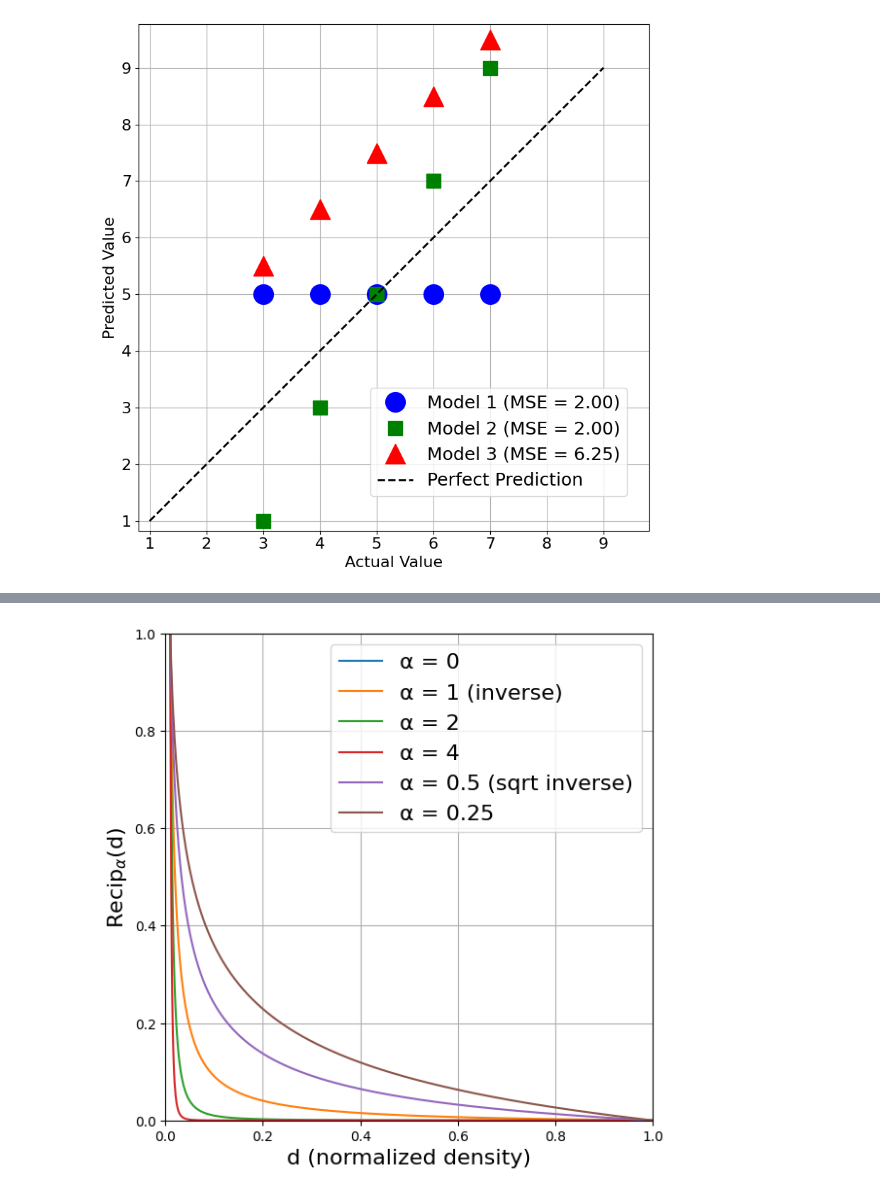
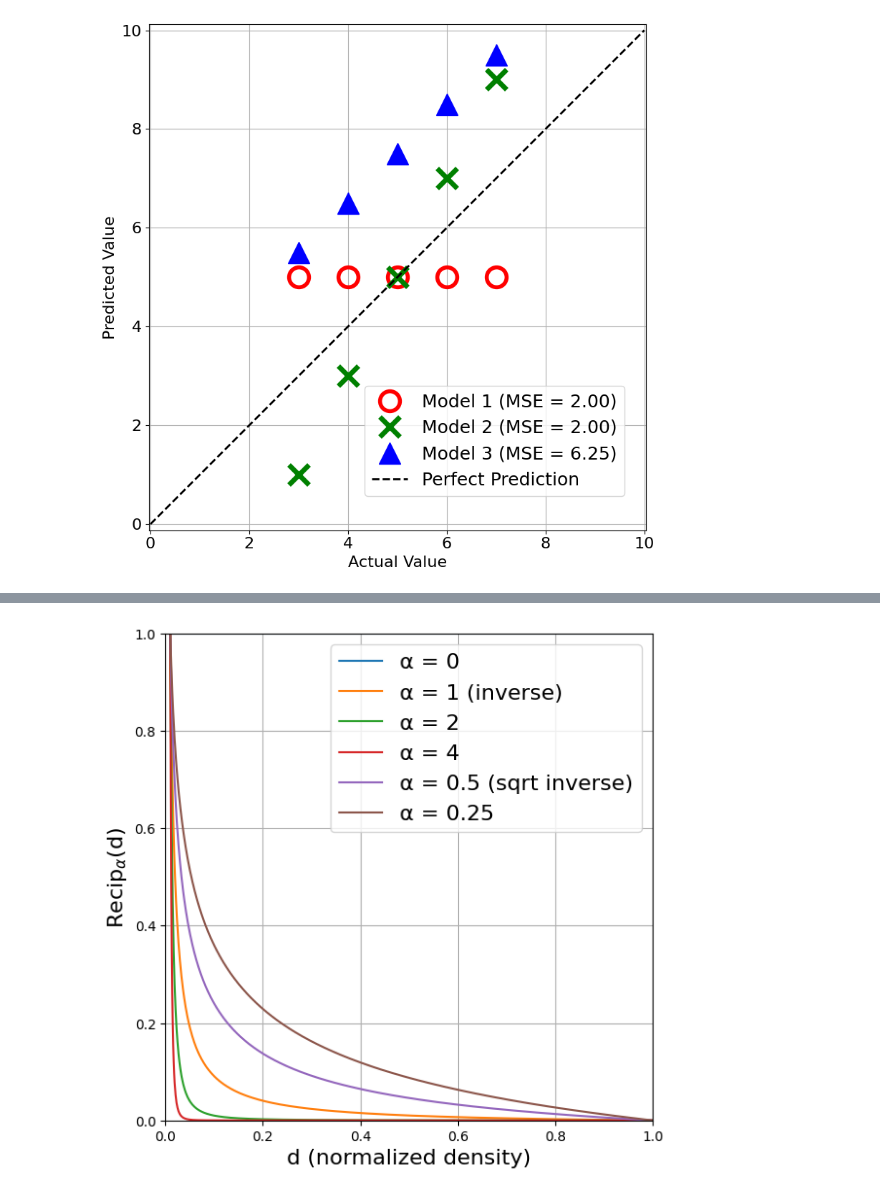
Before and after one commit to Machine-Earning/CISIR, a Jupyter notebook: notebooks/neurips_plots.ipynb, the cells around one changed output, grey strips where cells are left out. Saved outputs shown, nothing was run; the diff lists cells and outputs as text; code cells hidden in the pictures.

```diff
--- a/notebooks/neurips_plots.ipynb
+++ b/notebooks/neurips_plots.ipynb
@@ -12,41 +12,41 @@ perfect = np.array([3, 4, 5, 6, 7])
 
 # MSE calculations
 mse1 = mean_squared_error(actual, model1)
 mse2 = mean_squared_error(actual, model2)
 mse3 = mean_squared_error(actual, model3)
 
 # Plot
 plt.figure(figsize=(8, 8))  # Use equal width and height for square figure
-plt.plot(actual, model1, 'o', color='blue', markersize=20, label=f'Model 1 (MSE = {mse1:.2f})')
-plt.plot(actual, model2, 's', color='green', markersize=15, label=f'Model 2 (MSE = {mse2:.2f})')
-plt.plot(actual, model3, '^', color='red', markersize=20, label=f'Model 3 (MSE = {mse3:.2f})')
+plt.plot(actual, model1, 'o', color='red', markersize=20, markerfacecolor='none', markeredgewidth=4, label=f'Model 1 (MSE = {mse1:.2f})')
+plt.plot(actual, model2, 'x', color='green', markersize=20, markeredgewidth=5, label=f'Model 2 (MSE = {mse2:.2f})')
+plt.plot(actual, model3, '^', color='blue', markersize=21, label=f'Model 3 (MSE = {mse3:.2f})')
 
 # Create extended diagonal line from (1,1) to (9,9)
-diagonal_x = np.array([1, 9])
-diagonal_y = np.array([1, 9])
+diagonal_x = np.array([0, 10])
+diagonal_y = np.array([0, 10])
 plt.plot(diagonal_x, diagonal_y, 'k--', linewidth=2, label='Perfect Prediction')  # Increased line width
 
 # Set equal aspect ratio to make cells square
 plt.axis('equal')
 
 # Set the limits to show the extended diagonal
-plt.xlim(0.8, 9.8)
-plt.ylim(0.8, 9.8)
+plt.xlim(0, 10)
+plt.ylim(0, 10)
 
 # Rest of the plotting code
 plt.xlabel('Actual Value', fontsize=16)
 plt.ylabel('Predicted Value', fontsize=16)
 plt.xticks(fontsize=16)
 plt.yticks(fontsize=16)
 plt.legend(fontsize=18, loc='lower right', bbox_to_anchor=(0.975, 0.05))
 plt.grid(True)
 plt.tight_layout()
 
 # Save as SVG
 plt.savefig("actual_vs_predicted_mse_plot_font16.svg", format='svg')
 plt.show()
 # %% [output]
-[figure, old version]
+[figure, new version]
 # %%
 # Recreate both plots with no title, larger axis labels, and adjusted legend font size
 
```
Also changed, not shown: parts of 1 cell of this notebook, 3 other files.
